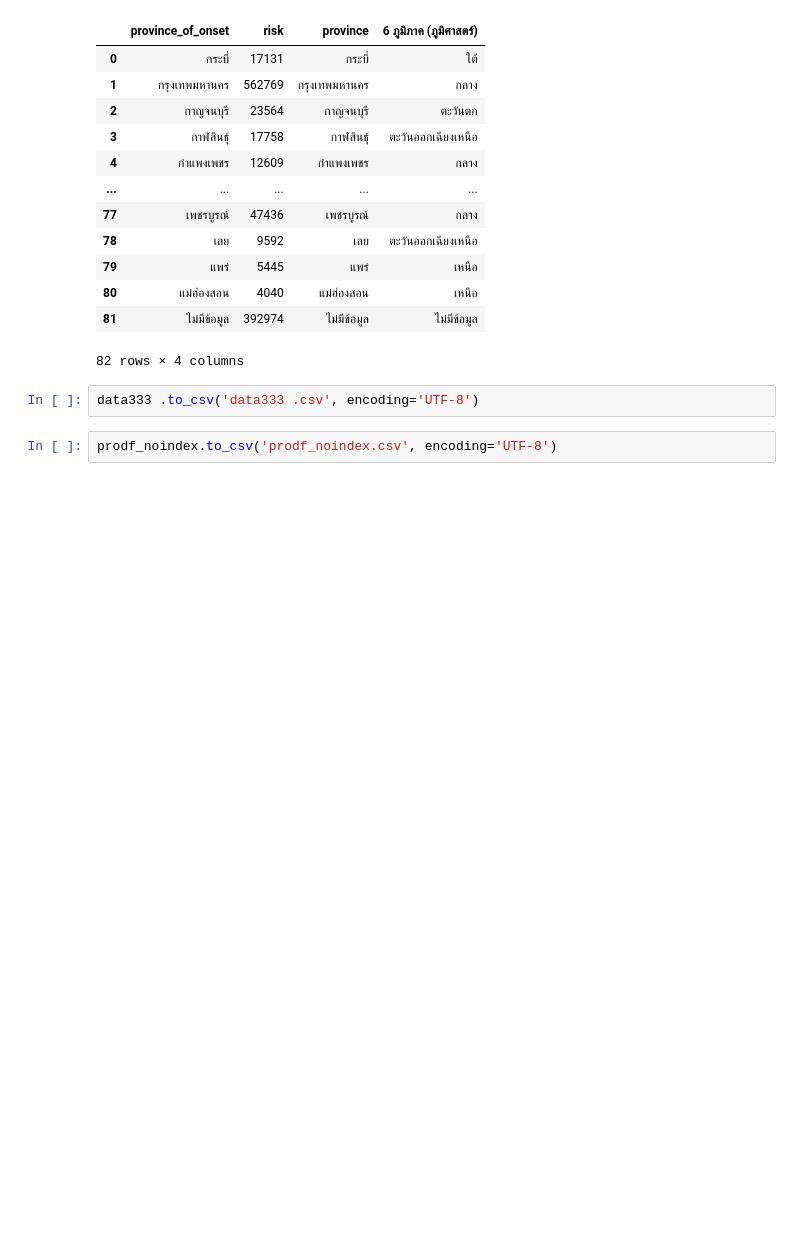
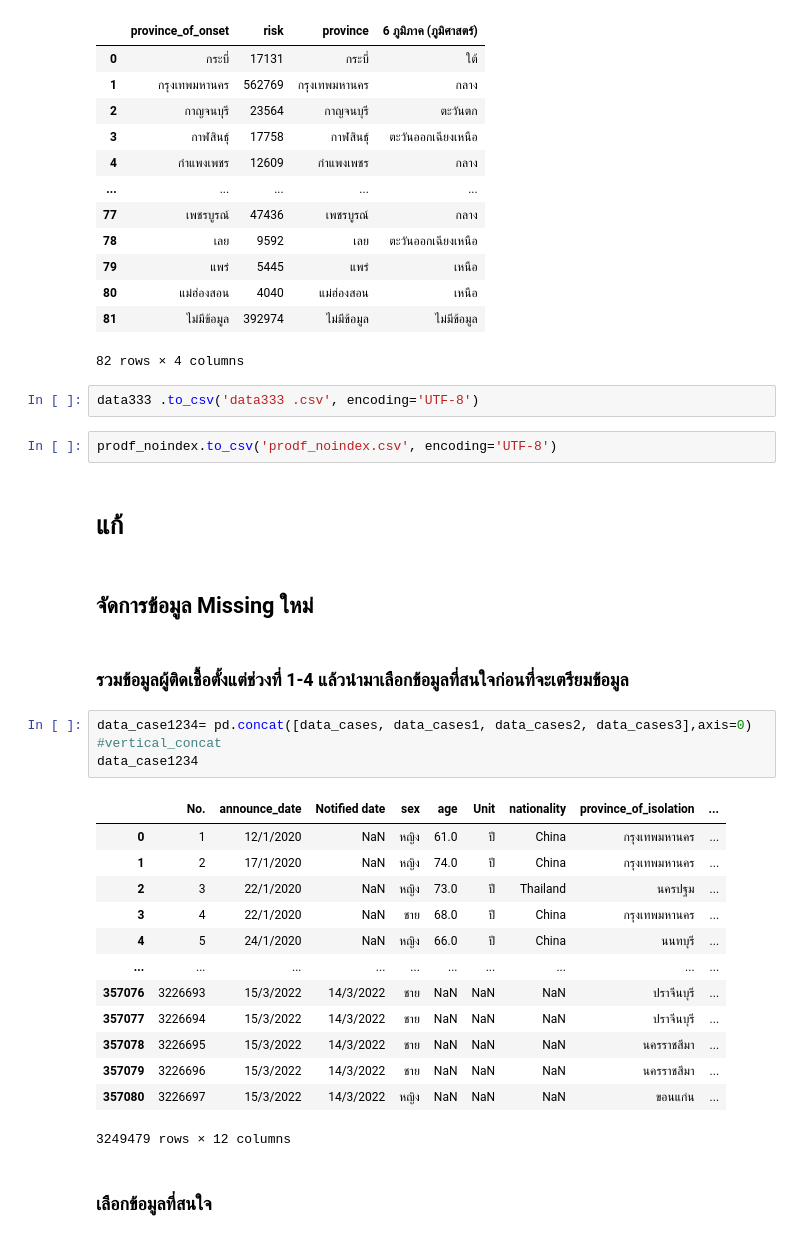
Before and after one commit to Octa-p/data_viz_2022, a Jupyter notebook: Final_Project.ipynb, the cells around one changed output. Cells and saved outputs as stored; diff of their text form; blank space fills up the shorter version.

```diff
--- a/Final_Project.ipynb
+++ b/Final_Project.ipynb
@@ -1998,3 +1998,28 @@ data333
 data333 .to_csv('data333 .csv', encoding='UTF-8')
 # %%
 prodf_noindex.to_csv('prodf_noindex.csv', encoding='UTF-8')
+# %% [markdown]
+# **แก้**
+# %% [markdown]
+## จัดการข้อมูล Missing ใหม่
+# %% [markdown]
+### รวมข้อมูลผู้ติดเชื้อตั้งแต่ช่วงที่ 1-4 แล้วนำมาเลือกข้อมูลที่สนใจก่อนที่จะเตรียมข้อมูล
+# %%
+data_case1234= pd.concat([data_cases, data_cases1, data_cases2, data_cases3],axis=0) #vertical_concat
+data_case1234
+# %% [output]
+|  | No. | announce_date | Notified date | sex | age | Unit | nationality | province_of_isolation | ... |
+| 0 | 1 | 12/1/2020 | NaN | หญิง | 61.0 | ปี | China | กรุงเทพมหานคร | ... |
+| 1 | 2 | 17/1/2020 | NaN | หญิง | 74.0 | ปี | China | กรุงเทพมหานคร | ... |
+| 2 | 3 | 22/1/2020 | NaN | หญิง | 73.0 | ปี | Thailand | นครปฐม | ... |
+| 3 | 4 | 22/1/2020 | NaN | ชาย | 68.0 | ปี | China | กรุงเทพมหานคร | ... |
+| 4 | 5 | 24/1/2020 | NaN | หญิง | 66.0 | ปี | China | นนทบุรี | ... |
+| ... | ... | ... | ... | ... | ... | ... | ... | ... | ... |
+| 357076 | 3226693 | 15/3/2022 | 14/3/2022 | ชาย | NaN | NaN | NaN | ปราจีนบุรี | ... |
+| 357077 | 3226694 | 15/3/2022 | 14/3/2022 | ชาย | NaN | NaN | NaN | ปราจีนบุรี | ... |
+| 357078 | 3226695 | 15/3/2022 | 14/3/2022 | ชาย | NaN | NaN | NaN | นครราชสีมา | ... |
+| 357079 | 3226696 | 15/3/2022 | 14/3/2022 | ชาย | NaN | NaN | NaN | นครราชสีมา | ... |
+| 357080 | 3226697 | 15/3/2022 | 14/3/2022 | หญิง | NaN | NaN | NaN | ขอนแก่น | ... |
+3249479 rows × 12 columns
+# %% [markdown]
+### เลือกข้อมูลที่สนใจ
```
Also changed, not shown: parts of 28 cells of this notebook.
